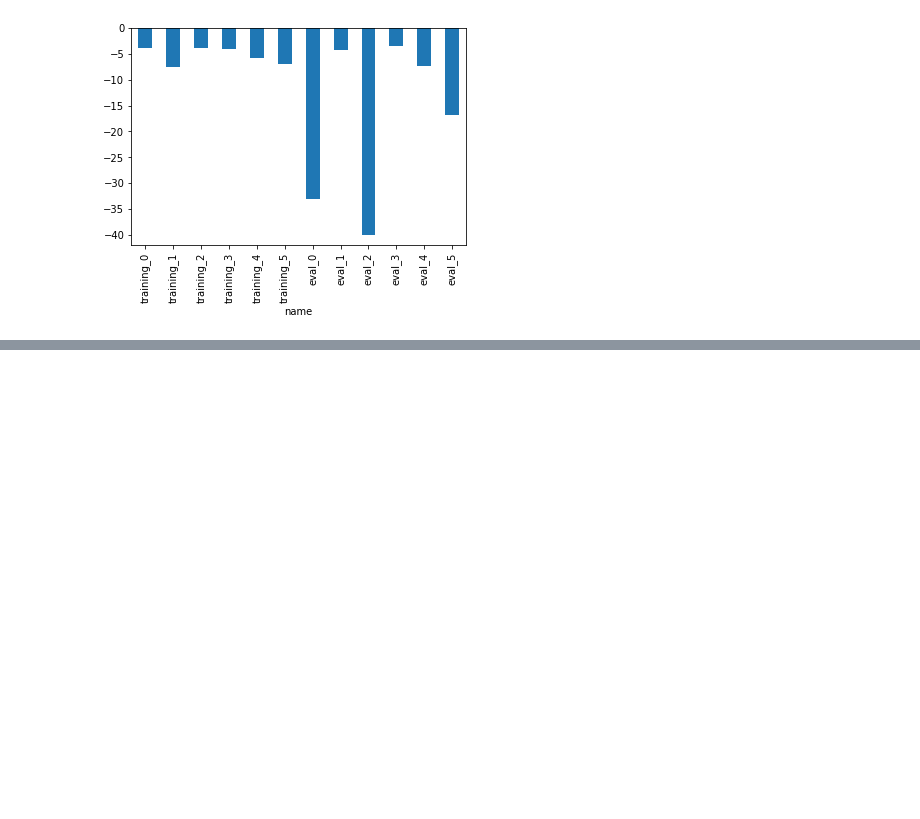
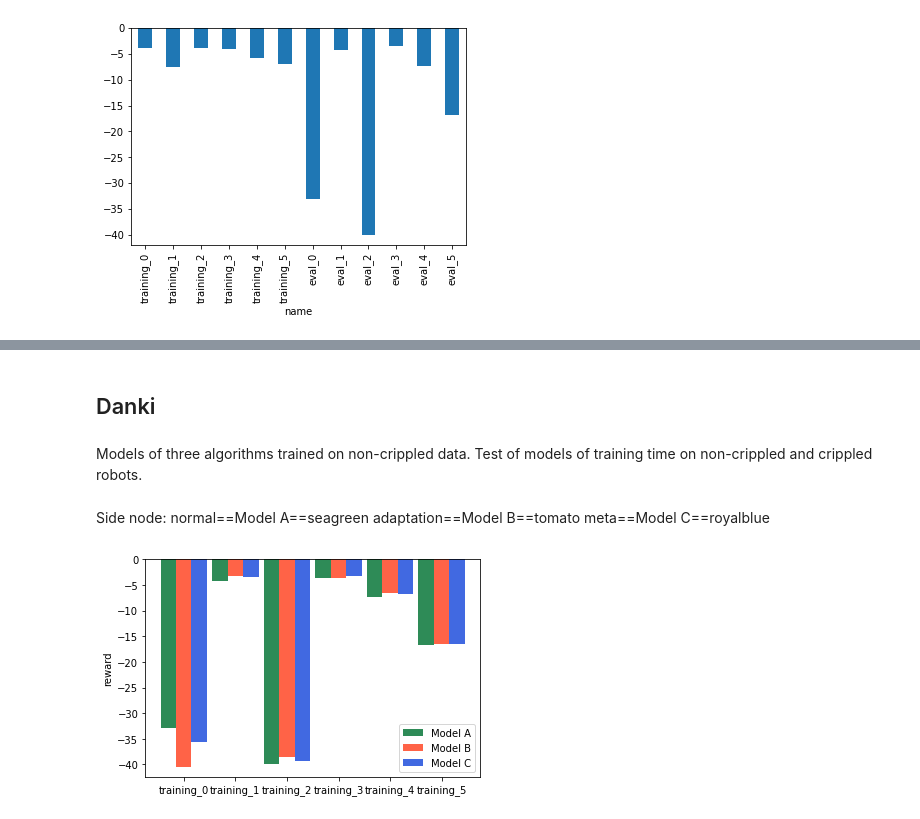
Before and after one commit to DankiLiu/DL4Robotics, a Jupyter notebook: Danki_Tobias/evaluation/plot_statistics.ipynb, the cells around one changed output, grey strips where cells are left out. Saved outputs shown, nothing was run; the diff lists cells and outputs as text; code cells hidden in the pictures; blank space fills up the shorter version.

Commit message:
Generate plots

```diff
--- a/Danki_Tobias/evaluation/plot_statistics.ipynb
+++ b/Danki_Tobias/evaluation/plot_statistics.ipynb
@@ -49,0 +80,8 @@ all_rewards['position', 'non_crippled', 'normal', 'alle_training_envs'].plot(kin
+# %% [markdown]
+Danki
+-------------------------------------------------------------------------
+# %%
+# Load data
+reward_normal = train_rewards['position_and_velocity_deltas', 'multiple_envs', 'normal', :]
+reward_meta = train_rewards['position_and_velocity_deltas', 'multiple_envs', 'meta', :]
+reward_online_adaptation = train_rewards['position_and_velocity_deltas', 'multiple_envs', 'online_adaptation', :]
@@ -49,0 +92,27 @@ all_rewards['position', 'non_crippled', 'normal', 'alle_training_envs'].plot(kin
+# %% [markdown]
+Models of three algorithms trained on non-crippled data.
+Test of models of training time on non-crippled and crippled robots.
+# %% [markdown]
+Side node:
+normal==Model A==seagreen
+adaptation==Model B==tomato
+meta==Model C==royalblue
+# %%
+# draw parallel reward plot
+bar_width = 0.3
+index_normal = np.arange(len(train_names))
+index_online_adaptation = index_normal + bar_width
+index_meta = index_online_adaptation + bar_width
+
+plt.bar(index_normal, height=reward_normal, width=bar_width, color='seagreen', label='Model A')
+plt.bar(index_online_adaptation, height=reward_online_adaptation, width=bar_width, color='tomato', label='Model B')
+plt.bar(index_meta, height=reward_meta, width=bar_width, color='royalblue', label='Model C')
+
+plt.legend()
+plt.xticks(index_normal + bar_width, train_names)
+plt.ylabel('reward')
+
+plt.savefig("non-crippled models comparison training", bbox_inches='tight')
+plt.show()
+# %% [output]
+[figure, added]
```
Also changed, not shown: parts of 12 cells of this notebook.
